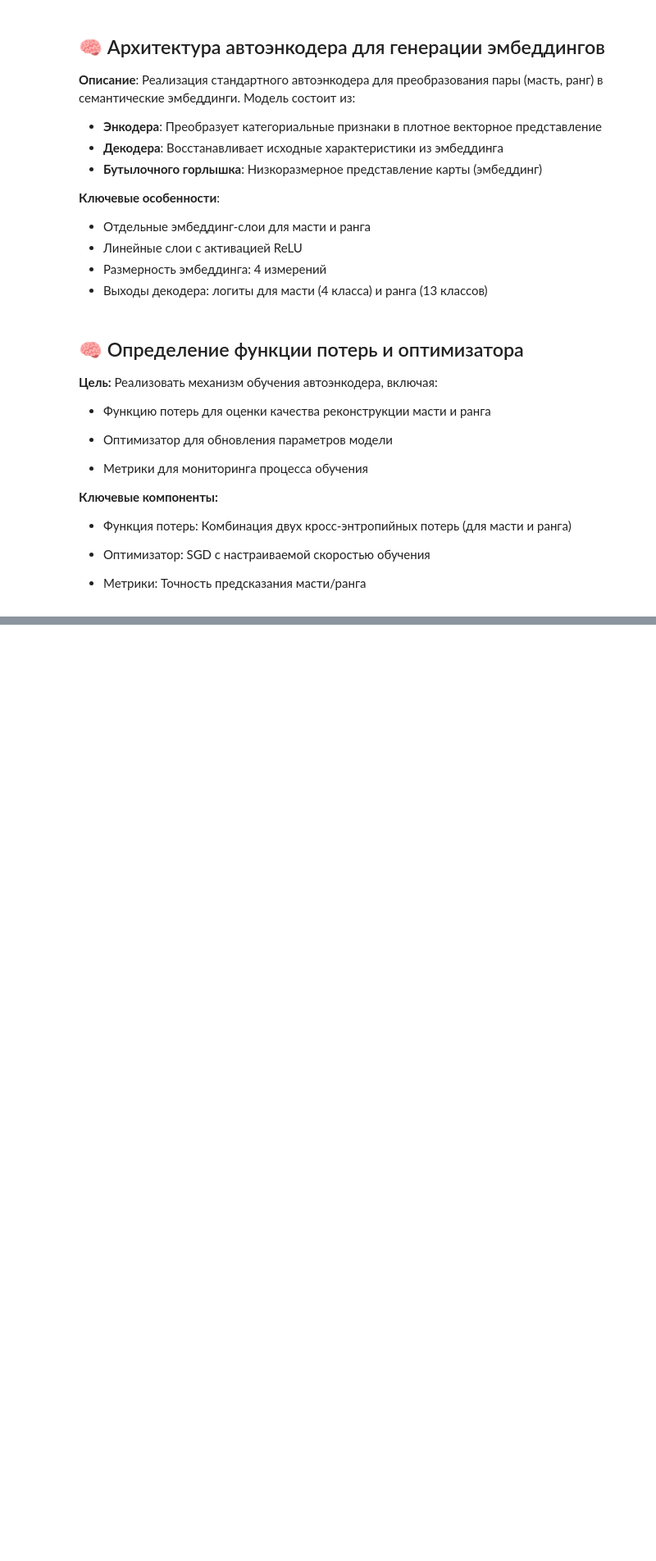
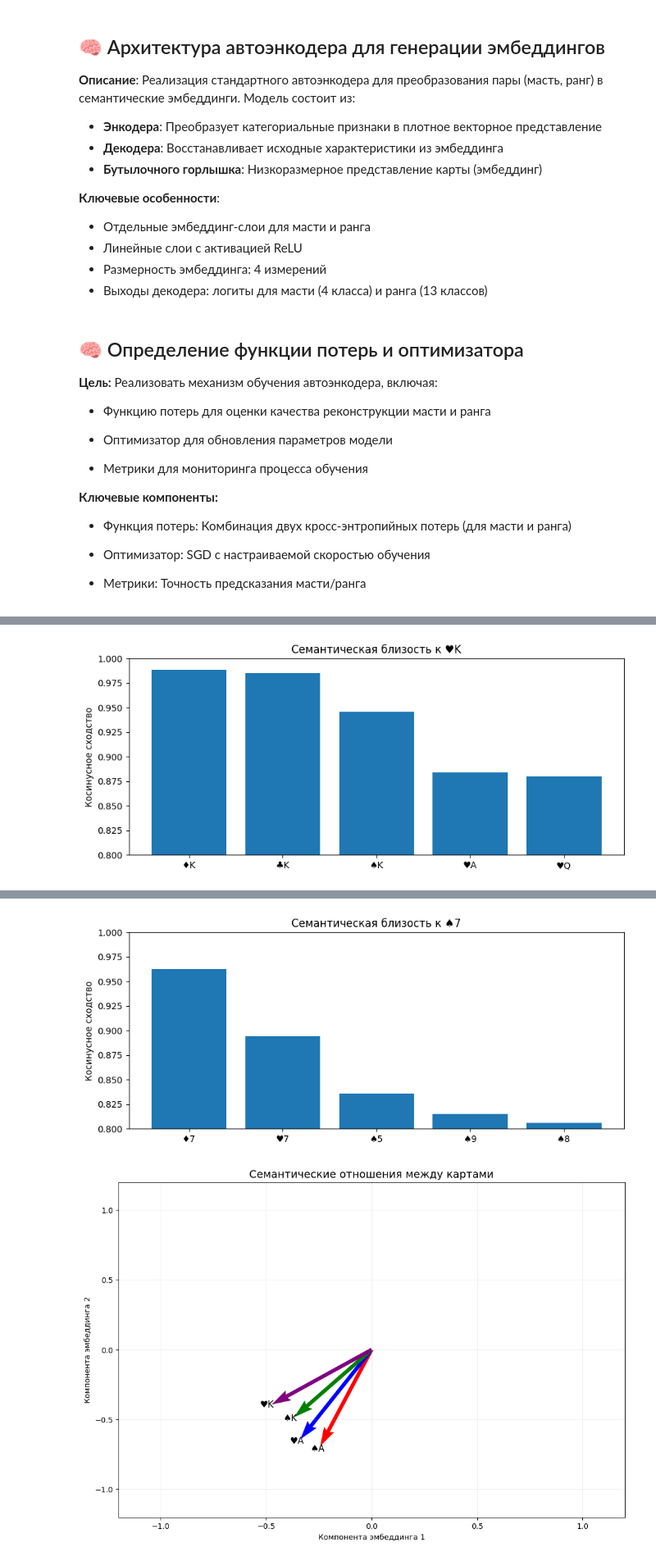
Before and after one commit to GENBBB/PokerCardVAE, a Jupyter notebook: main.ipynb, the cells around one changed output, grey strips where cells are left out. Shown at 82% size. Saved outputs shown, nothing was run; the diff lists cells and outputs as text; code cells hidden in the pictures; blank space fills up the shorter version.

```diff
--- a/main.ipynb
+++ b/main.ipynb
@@ -185,0 +388,75 @@ Epoch [621/1000] | Loss: 0.2949 | Suit Acc: 100.00% | Rank Acc: 100.00%
+# %%
+# 1. Извлечение эмбеддингов для всех карт
+model.eval()
+embeddings = {}
+with torch.no_grad():
+    for suit in range(4):
+        for rank in range(13):
+            suit_tensor = torch.tensor([suit])
+            rank_tensor = torch.tensor([rank])
+            emb = model.get_embedding(suit_tensor, rank_tensor)
+            card_name = f"{['♠','♥','♦','♣'][suit]}{['2','3','4','5','6','7','8','9','10','J','Q','K','A'][rank]}"
+            embeddings[card_name] = emb.numpy().flatten()
+
+embedding_matrix = np.array(list(embeddings.values()))
+labels = list(embeddings.keys())
+
+# 3. Функция поиска ближайших соседей
+def find_similar_cards(query_card, top_k=5):
+    query_embed = embeddings[query_card].reshape(1, -1)
+    similarities = cosine_similarity(query_embed, embedding_matrix)[0]
+
+    # Исключаем саму карту из результатов
+    similar_indices = np.argsort(similarities)[-top_k-1:-1][::-1]
+
+    print(f"\nКарты, похожие на {query_card}:")
+    for idx in similar_indices:
+        print(f"{labels[idx]}: сходство = {similarities[idx]:.4f}")
+
+    # Визуализация
+    plt.figure(figsize=(10, 4))
+    plt.bar([labels[i] for i in similar_indices], similarities[similar_indices])
+    plt.title(f"Семантическая близость к {query_card}")
+    plt.ylabel("Косинусное сходство")
+    plt.ylim(0.8, 1.0)
+    plt.show()
+
+# Примеры использования
+find_similar_cards("♥K")  # Король червей
+find_similar_cards("♠7")  # Семерка пик
+
+# 4. Визуализация отношений между картами
+def plot_card_relations(cards):
+    plt.figure(figsize=(12, 8))
+
+    # Извлечение эмбеддингов для выбранных карт
+    vectors = [embeddings[card] for card in cards]
+
+    # Нормализация для визуализации
+    vectors = np.array(vectors)
+    vectors /= np.linalg.norm(vectors, axis=1)[:, np.newaxis]
+
+    # Построение векторов
+    origin = np.zeros((len(cards), 2))
+    plt.quiver(origin[:, 0], origin[:, 1],
+               vectors[:, 0], vectors[:, 1],
+               angles='xy', scale_units='xy', scale=1,
+               color=['red', 'blue', 'green', 'purple'])
+
+    # Подписи
+    for i, card in enumerate(cards):
+        plt.text(vectors[i, 0]*1.05, vectors[i, 1]*1.05,
+                 card, fontsize=12, ha='center')
+
+    # Настройки графика
+    plt.xlim(-1.2, 1.2)
+    plt.ylim(-1.2, 1.2)
+    plt.grid(alpha=0.2)
+    plt.title("Семантические отношения между картами", fontsize=14)
+    plt.xlabel("Компонента эмбеддинга 1")
+    plt.ylabel("Компонента эмбеддинга 2")
+    plt.show()
+
+# Пример визуализации отношений
+plot_card_relations(["♠A", "♥A", "♠K", "♥K"])  # Туз и король пик/червей
+# %% [output]
@@ -185,0 +469 @@ Epoch [621/1000] | Loss: 0.2949 | Suit Acc: 100.00% | Rank Acc: 100.00%
+[figure, added]
@@ -185,0 +476,2 @@ Epoch [621/1000] | Loss: 0.2949 | Suit Acc: 100.00% | Rank Acc: 100.00%
+[figure, added]
+[figure, added]
```
Also changed, not shown: parts of 9 cells of this notebook.
